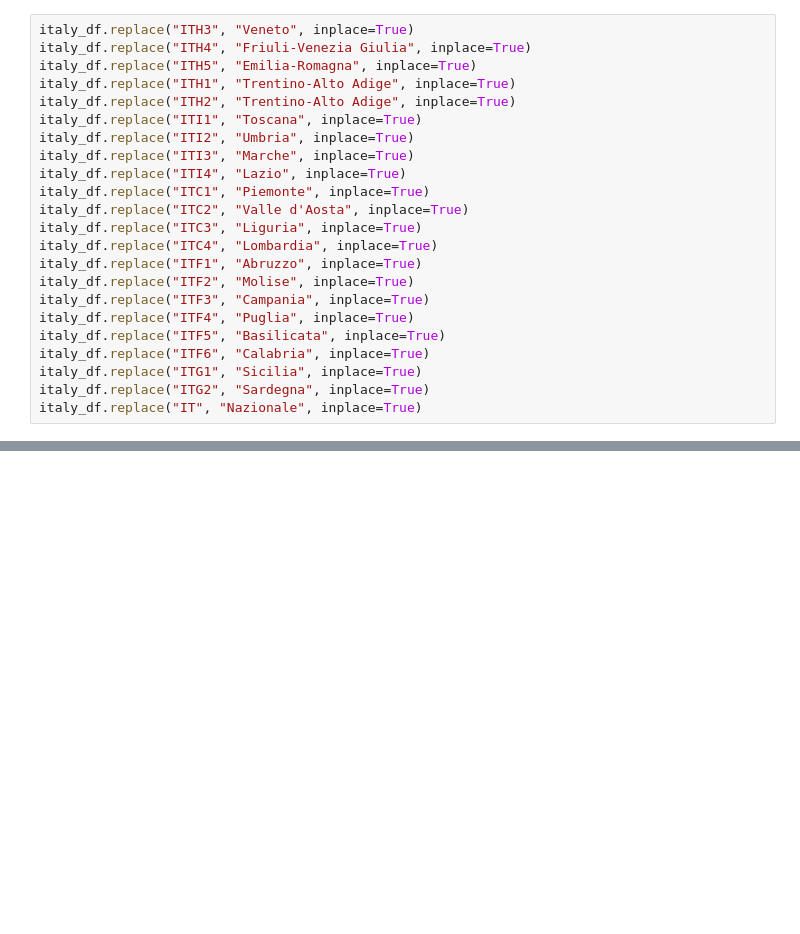
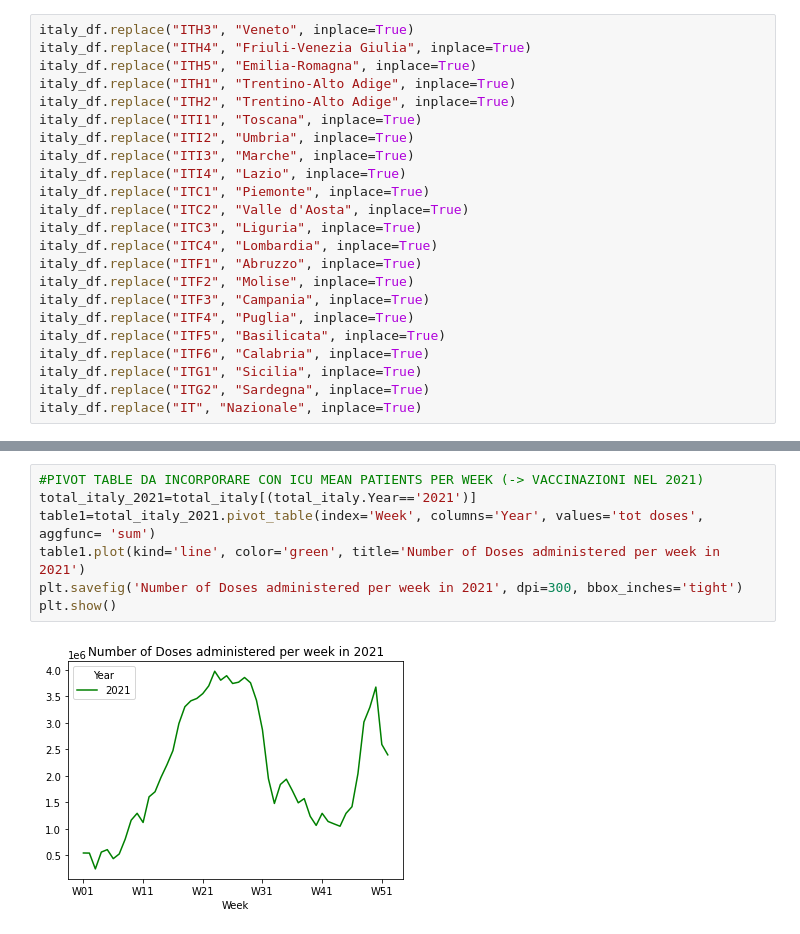
Before and after one commit to elenaabcc/CovidAnalysis4CPDM, a Jupyter notebook: PRIMA PARTE.ipynb, the cells around one changed output, grey strips where cells are left out. Cells and saved outputs as stored; diff of their text form; blank space fills up the shorter version.

```diff
--- a/PRIMA PARTE.ipynb
+++ b/PRIMA PARTE.ipynb
@@ -197,0 +242,9 @@ italy_df.head(30)
+# %%
+#PIVOT TABLE DA INCORPORARE CON ICU MEAN PATIENTS PER WEEK (-> VACCINAZIONI NEL 2021)
+total_italy_2021=total_italy[(total_italy.Year=='2021')]
+table1=total_italy_2021.pivot_table(index='Week', columns='Year', values='tot doses', aggfunc= 'sum')
+table1.plot(kind='line', color='green', title='Number of Doses administered per week in 2021')
+plt.savefig('Number of Doses administered per week in 2021', dpi=300, bbox_inches='tight')
+plt.show()
+# %% [output]
+[figure, added]
```
Also changed, not shown: parts of 19 cells of this notebook, 14 other files.
